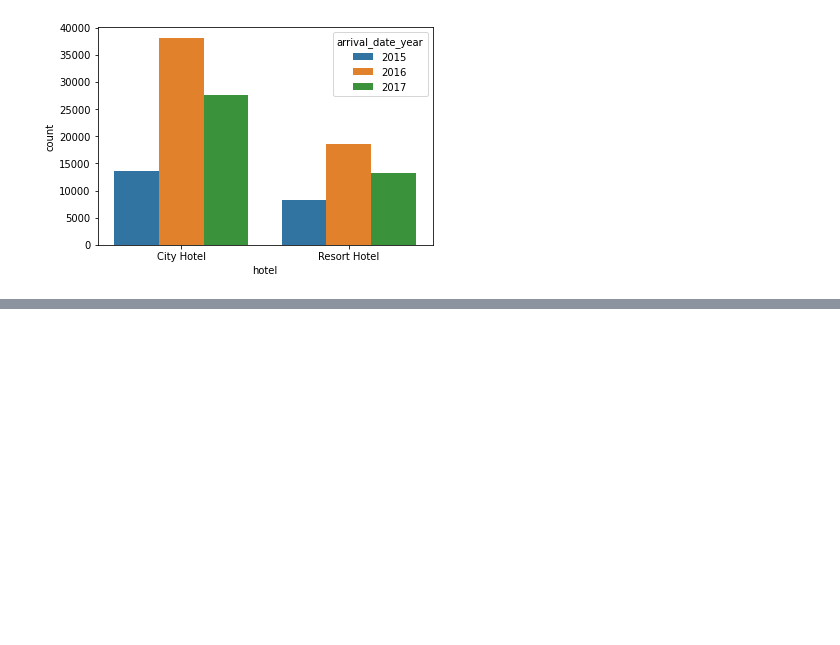
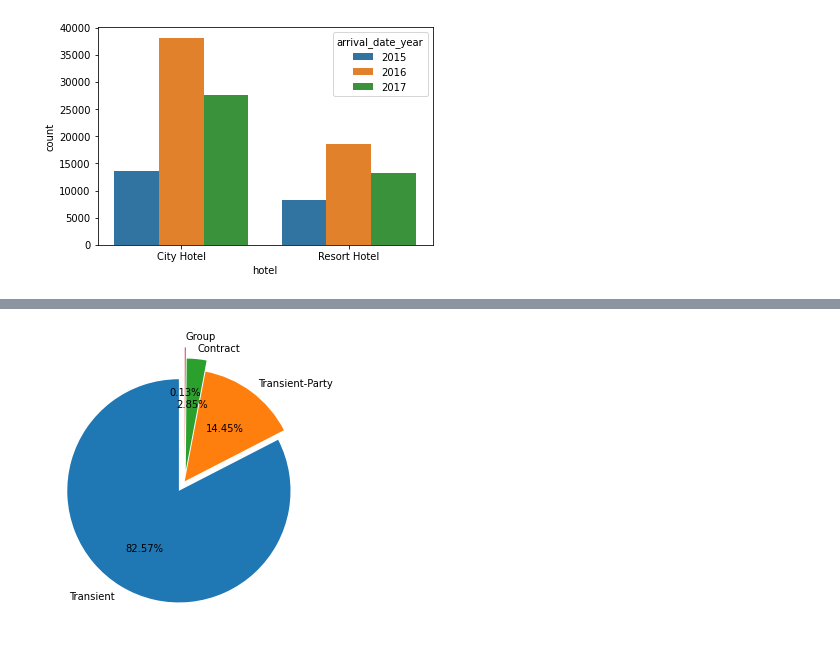
Before and after one commit to abhilashs1/Hotel_booking, a Jupyter notebook: HotelBookings.ipynb, the cells around one changed output, grey strips where cells are left out. Saved outputs shown, nothing was run; the diff lists cells and outputs as text; code cells hidden in the pictures; blank space fills up the shorter version.

```diff
--- a/HotelBookings.ipynb
+++ b/HotelBookings.ipynb
@@ -448,0 +463,10 @@ sns.countplot(x = "hotel", hue = "arrival_date_year", data = df, order = ["City
+# %%
+customer = ["Transient", "Transient-Party", "Contract", "Group"]
+cancel = [36514, 6389, 1262, 59]
+
+plt.figure(figsize = (5, 7))
+plt.pie(cancel, labels = customer, explode = (0.1, 0, 0.1, 0.2), autopct = "%.2f%%", startangle = 90)
+
+plt.show();
+# %% [output]
+[figure, added]
```
Also changed, not shown: parts of 13 cells of this notebook.
